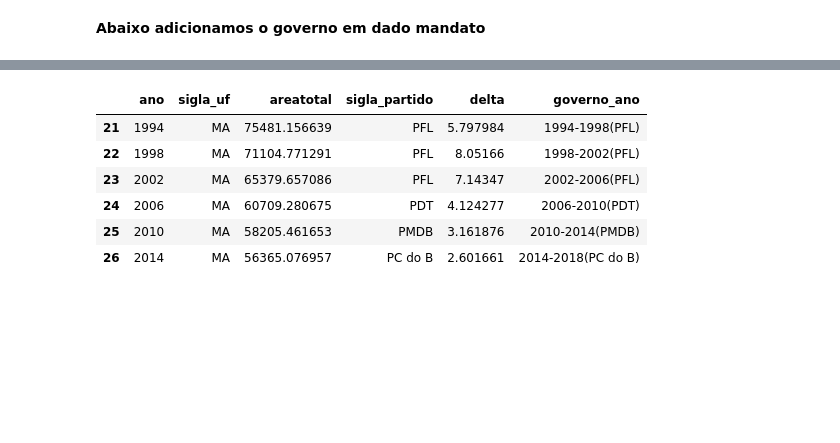
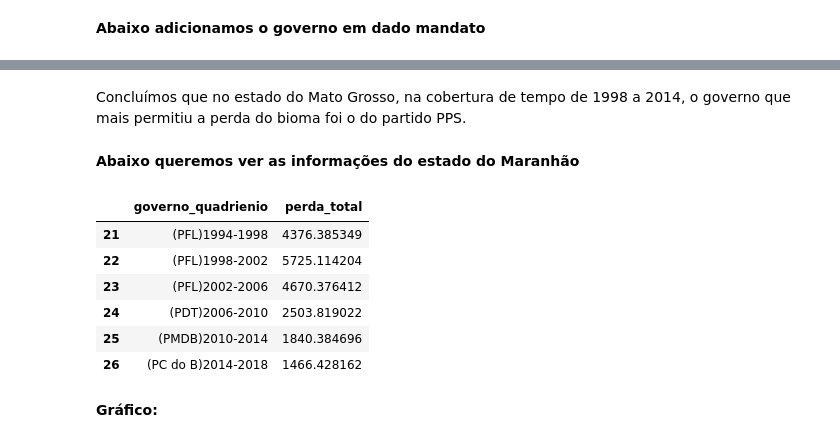
Before and after one commit to marcelo-campa/PS_Analytica, a Jupyter notebook: ProjetoAnalytica.ipynb, the cells around one changed output, grey strips where cells are left out. Saved outputs shown, nothing was run; the diff lists cells and outputs as text; code cells hidden in the pictures; blank space fills up the shorter version.

```diff
--- a/ProjetoAnalytica.ipynb
+++ b/ProjetoAnalytica.ipynb
@@ -108,2 +108,7 @@ csvCob
 # %%
-lig = pd.read_csv('ConsultasEmCsv/coberturajoinpartidos.csv')
+csvCob = csvCob.rename(columns = {'estado_abrev' : 'sigla_uf', 'anos' : 'ano' })
+csvGov = csvGov.rename(columns = {'anos' : 'ano'})
+
+#fazemos o join entre os dataframes de interesse
+lig = csvCob.merge(csvGov, how = 'inner', on= ['ano', 'sigla_uf'])
+lig.head()
@@ -154,6 +147,7 @@ lig.head(15)
     <h4> Nessa função, percorremos as linhas do database e pegamos a informação da área antes e após o mandato, para armazenar a porcentagem de quanto mudou na coluna delta
 # %%
 lig["delta"] = None
+lig["perdatot"]= None
 for index in lig.index:
     line = lig.iloc[index]
     ano = line.ano
@@ -165,6 +159,7 @@ for index in lig.index:
     else:
         areaatual= areaatual.iloc[0]
         lig.loc[index,'delta'] = (-1)*((areaatual - areaantiga)/ areaantiga)*100
+        lig.loc[index, 'perdatot'] = areaantiga - areaatual
 
 #variável 'deltadb' agora armazena os deltas de áreas
 deltadb = lig
@@ -314,6 +345,7 @@ dtype: float64
 <b> Abaixo adicionamos o governo em dado mandato
 # %%
 rodb= deltadb.query('sigla_uf == "RO" or sigla_uf == "MT" or sigla_uf == "MA"')
-rodb["governo_ano"]= rodb["ano"].astype(str) + "-" + ((rodb["ano"] + 4 ).astype(str))  +"("+ rodb["sigla_partido"] + ")"
+rodb["governo_ano"]=  "("+ rodb["sigla_partido"] + ")"+rodb["ano"].astype(str) + "-" + ((rodb["ano"] + 4 ).astype(str))
+rodb = rodb.rename(columns = {'perdatot' : 'perda_total', 'governo_ano' : 'governo_quadrienio'})
 rodb
 # %% [output]
@@ -345,11 +387,18 @@ mtdb
+# %% [markdown]
+<p> Concluímos que no estado do Mato Grosso, na cobertura de tempo de 1998 a 2014, o governo que mais permitiu a perda do bioma foi o do partido PPS.
+# %% [markdown]
+<b> Abaixo queremos ver as informações do estado do Maranhão
 # %%
 madb= rodb.query('sigla_uf == "MA"')
+madb = madb[['governo_quadrienio','perda_total']]
 madb
 # %% [output]
-|  | ano | sigla_uf | areatotal | sigla_partido | delta | governo_ano |
-| 21 | 1994 | MA | 75481.156639 | PFL | 5.797984 | 1994-1998(PFL) |
-| 22 | 1998 | MA | 71104.771291 | PFL | 8.05166 | 1998-2002(PFL) |
-| 23 | 2002 | MA | 65379.657086 | PFL | 7.14347 | 2002-2006(PFL) |
-| 24 | 2006 | MA | 60709.280675 | PDT | 4.124277 | 2006-2010(PDT) |
-| 25 | 2010 | MA | 58205.461653 | PMDB | 3.161876 | 2010-2014(PMDB) |
-| 26 | 2014 | MA | 56365.076957 | PC do B | 2.601661 | 2014-2018(PC do B) |
+|  | governo_quadrienio | perda_total |
+| 21 | (PFL)1994-1998 | 4376.385349 |
+| 22 | (PFL)1998-2002 | 5725.114204 |
+| 23 | (PFL)2002-2006 | 4670.376412 |
+| 24 | (PDT)2006-2010 | 2503.819022 |
+| 25 | (PMDB)2010-2014 | 1840.384696 |
+| 26 | (PC do B)2014-2018 | 1466.428162 |
+# %% [markdown]
+<b> Gráfico:
```
Also changed, not shown: parts of 37 cells of this notebook.
